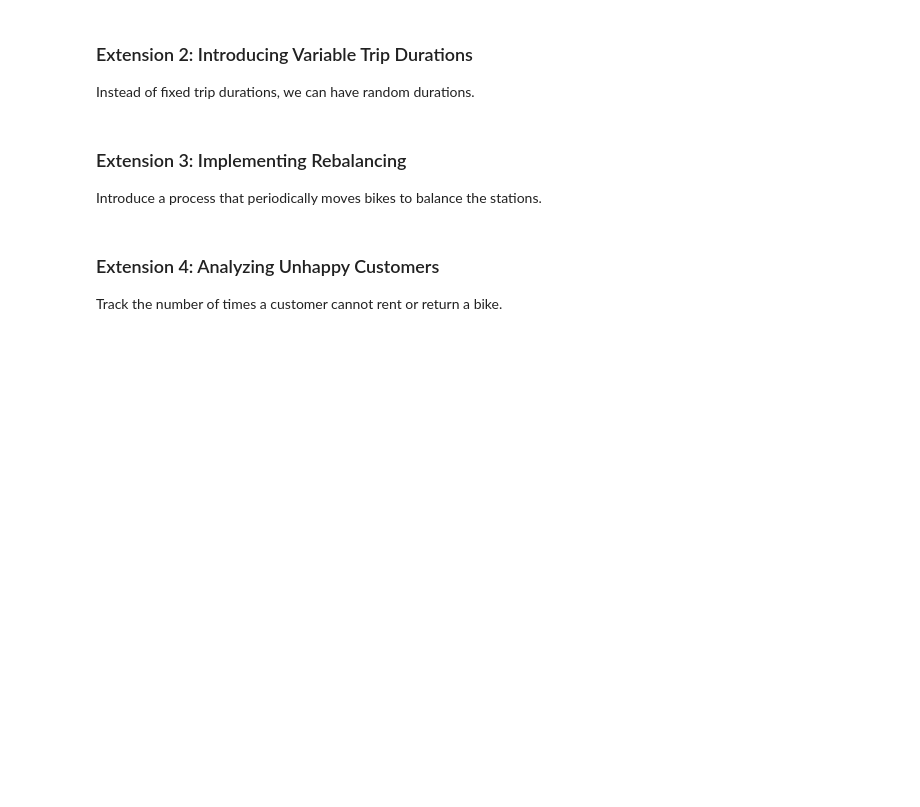
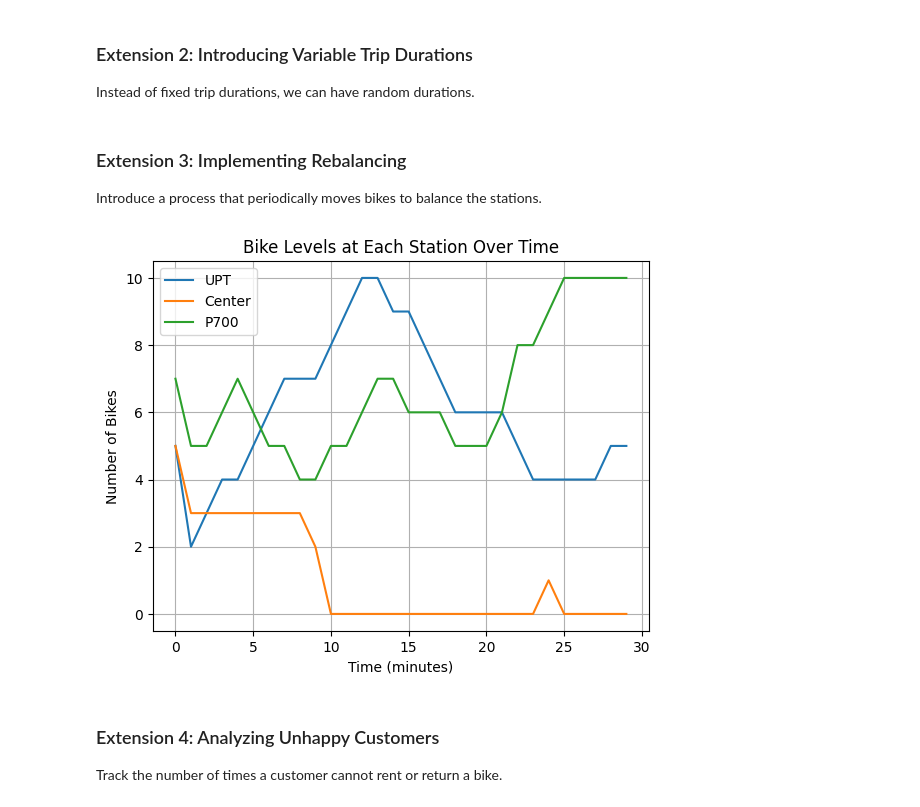
Before and after one commit to DyingTwice/MS, a Jupyter notebook: MS_Lab_3.ipynb, the cells around one changed output. Drawn from its saved outputs; the diff is of its cells as text; code cells hidden in the pictures; blank space fills up the shorter version.

```diff
--- a/MS_Lab_3.ipynb
+++ b/MS_Lab_3.ipynb
@@ -328,3 +299,31 @@ def rebalance_bikes(env, stations):
+# %%
+# Add stations rebalancing
+def balance_bikes(env, stations, low=2, high=8):
+    while True:
+        for station in stations:
+            if station.bikes.level < low:
+                for donor_station in stations:
+                    if donor_station.bikes.level > high:
+                        yield donor_station.bikes.get(1)
+                        print(f"Time {env.now}: Moving bike from {donor_station.name} to {station.name}")
+                        yield env.timeout(2)  #the time for balancing
+                        yield station.bikes.put(1)
+                        break  #only move one bike at a time per check
+        yield env.timeout(5)
+
+# Plotting the bike levels over time
+for station_name, levels in bike_levels.items():
+    times, counts = zip(*levels)
+    plt.plot(times, counts, label=station_name)
+
+plt.xlabel('Time (minutes)')
+plt.ylabel('Number of Bikes')
+plt.title('Bike Levels at Each Station Over Time')
+plt.legend()
+plt.grid(True)
+plt.show()
+# %% [output]
+[figure, added]
 # %% [markdown]
 ### Extension 4: Analyzing Unhappy Customers
 Track the number of times a customer cannot rent or return a bike.
```
Also changed, not shown: parts of 9 cells of this notebook.
